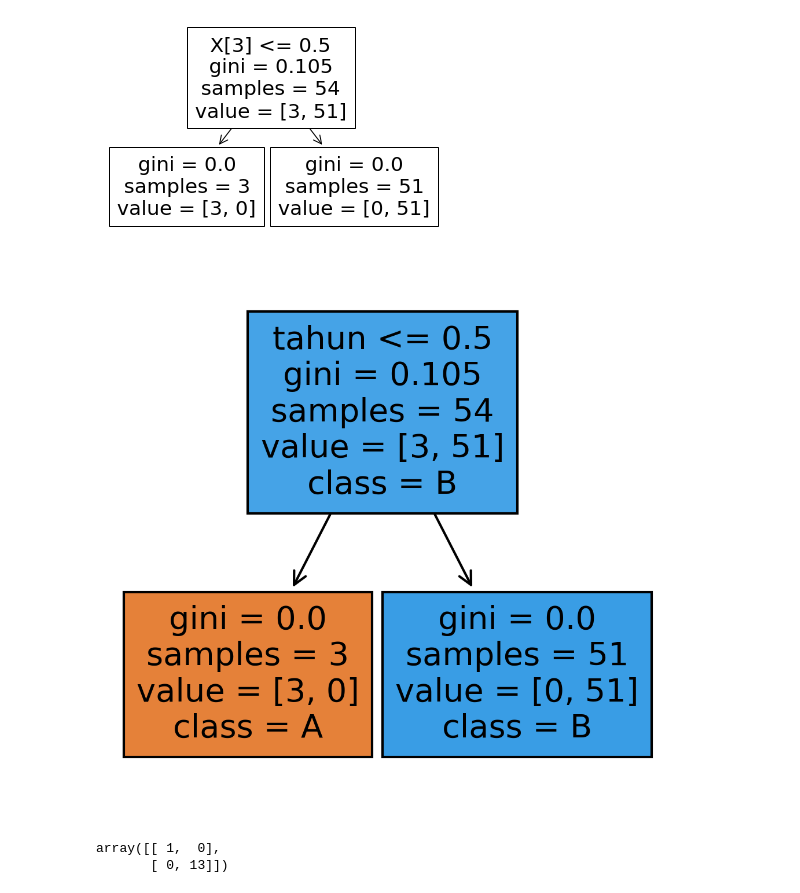
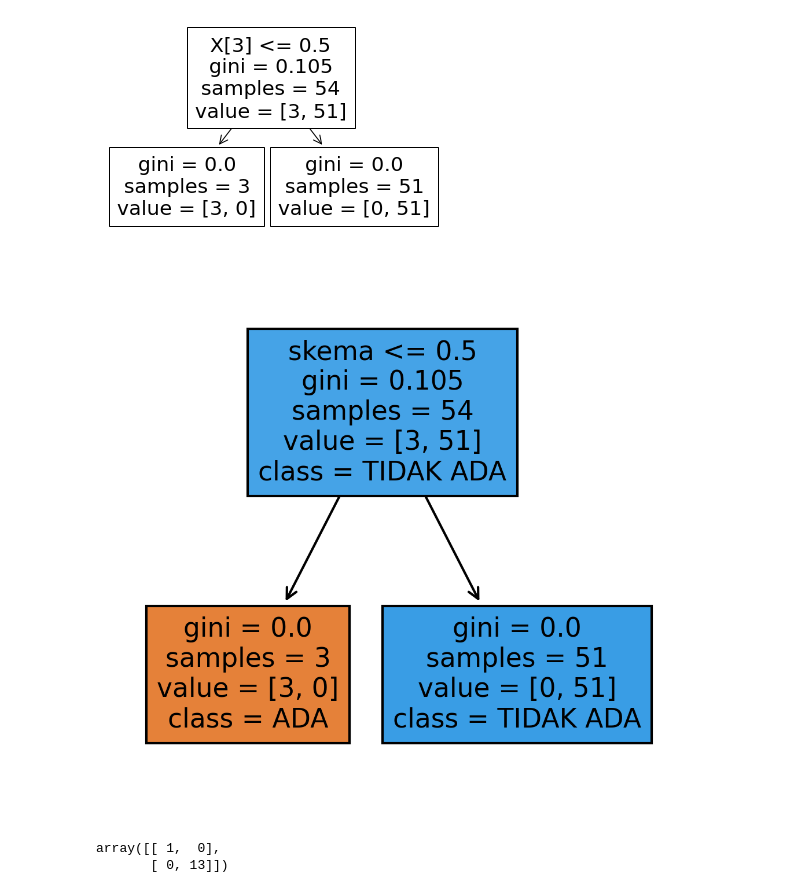
Before and after one commit to dhikaainul/Machine_Learning_Quiz_2, a Jupyter notebook: ML_Quiz2.ipynb, the cells around one changed output. Cells and saved outputs as stored; diff of their text form; code cells hidden in the pictures.

```diff
--- a/ML_Quiz2.ipynb
+++ b/ML_Quiz2.ipynb
@@ -30,6 +30,6 @@ from sklearn.metrics import accuracy_score, classification_report
 from sklearn import tree
 # %%
 # baca data
-df = pd.read_csv('dataset_quiz_2.csv')
+df = pd.read_csv('dataset_quiz.csv')
 df.head()
 # %% [output]
@@ -189,7 +189,7 @@ Jumlah data test: 7
 # Seleksi fitur
 
 X = df.iloc[:,2:]
-y = df['jml_vltr_terlibat']
+y = df['luaran_hki']
 
 # Cek jumlah fitur dan instance
 X.shape
@@ -244,15 +245,15 @@ tree.plot_tree(dt);
 [figure]
 # %%
 fn=['keterlibatan_vltr','jml_vltr_terlibat','tahun','skema','jenis_luaran_hki','potensi_hki','luaran_lain','jenis_luaran_lain','status_luaran_lain']
-cn=['A', 'B']
+cn=['ADA', 'TIDAK ADA']
 fig, axes = plt.subplots(nrows = 1,ncols = 1,figsize = (4,4), dpi=300)
 tree.plot_tree(dt,
                feature_names = fn,
                class_names=cn,
                filled = True);
 # fig.savefig('imagename.png')
 # %% [output]
-[figure, old version]
+[figure, new version]
 # %%
 from sklearn.metrics import confusion_matrix
 
```
Also changed, not shown: parts of 5 cells of this notebook.
